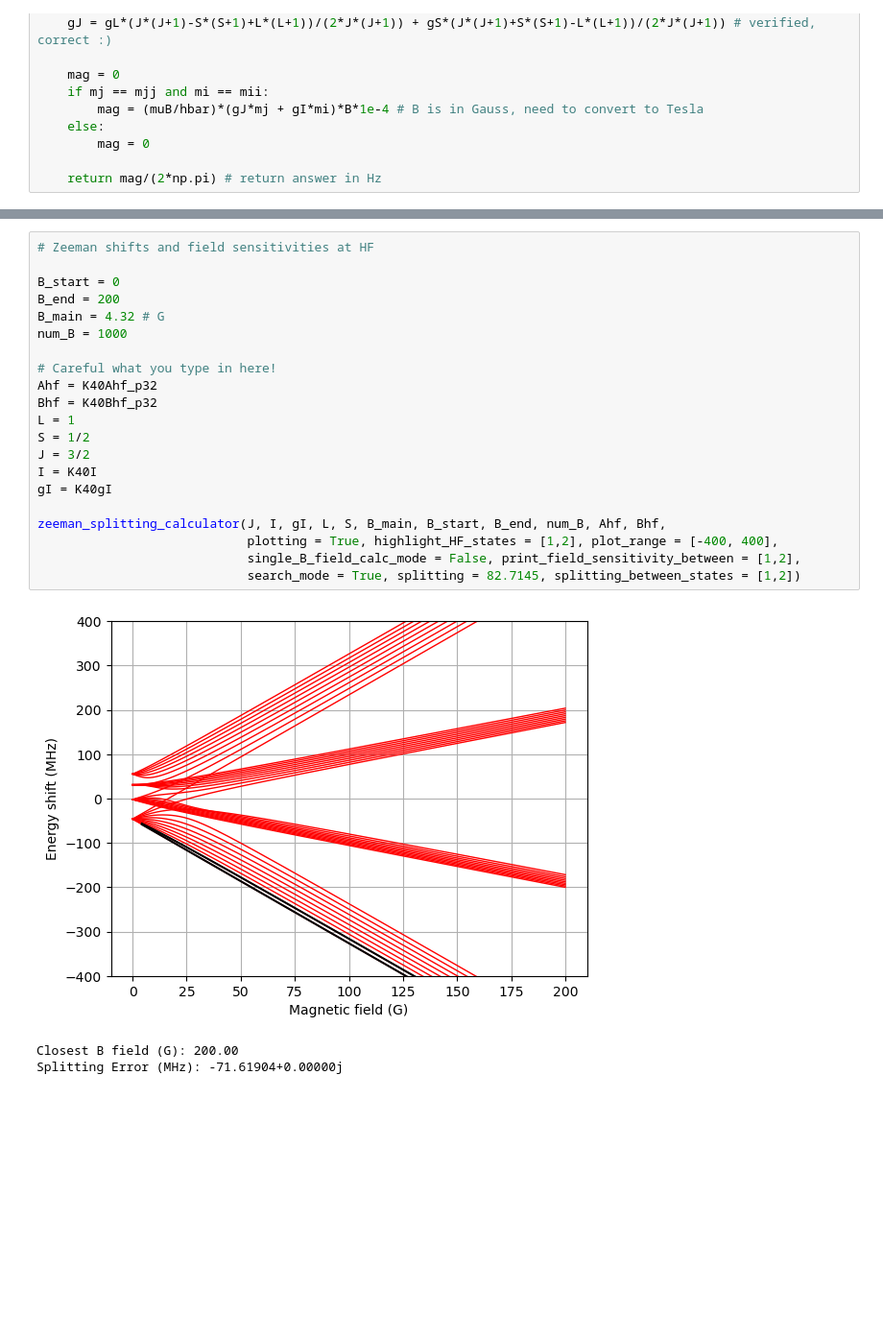
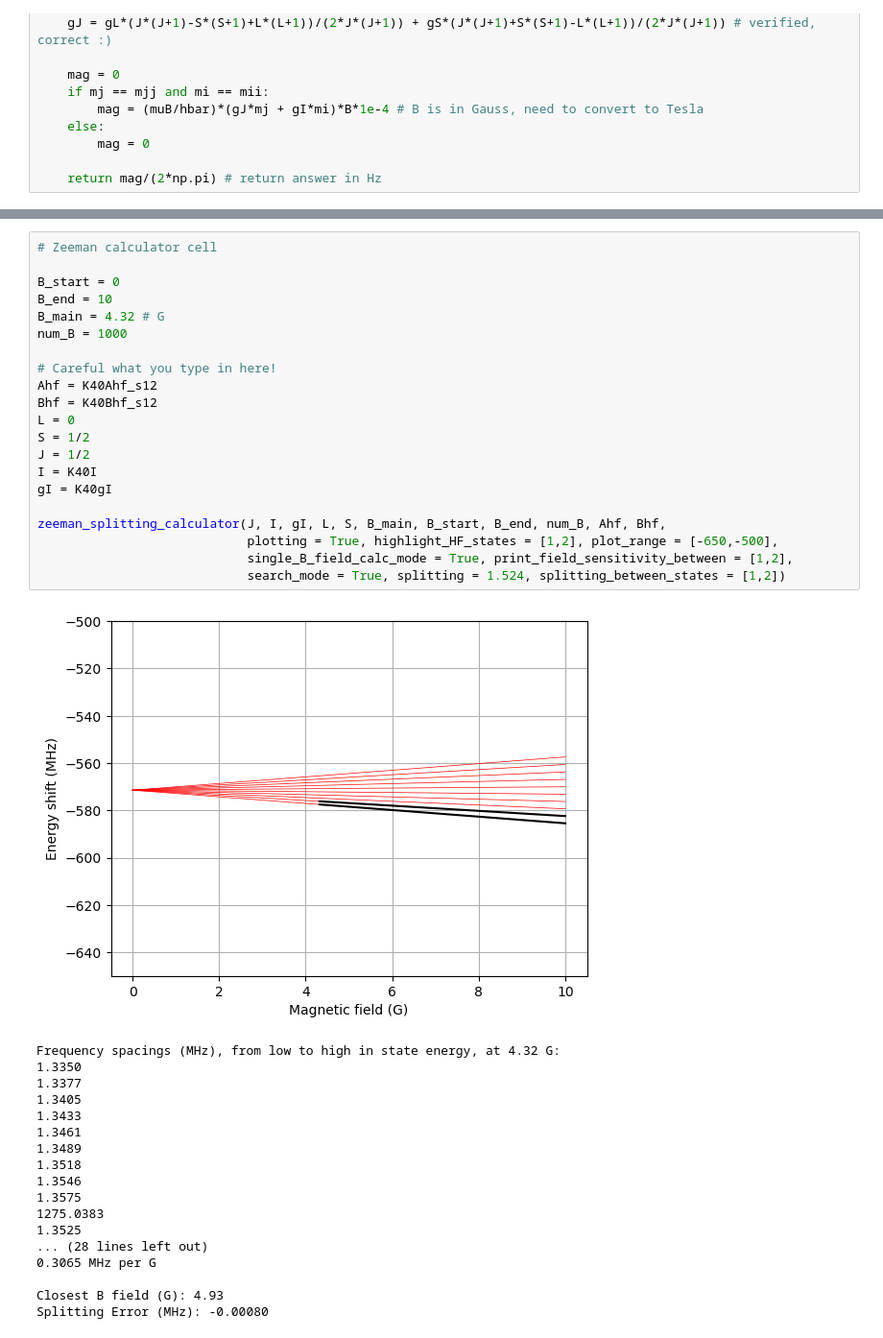
Before and after one commit to huanium/huanium, a Jupyter notebook: MIT_PhD/Fermi1/Fermi1 Calculator.ipynb, the cells around one changed output, grey strips where cells are left out. Shown at 96% size. Cells and saved outputs as stored; diff of their text form; blank space fills up the shorter version.

```diff
--- a/MIT_PhD/Fermi1/Fermi1 Calculator.ipynb
+++ b/MIT_PhD/Fermi1/Fermi1 Calculator.ipynb
@@ -243,27 +245,42 @@ def zeeman_splitting_calculator(J, I, gI, L, S, B_main, B_start, B_end, num_B, A
 
     return
 # %%
-# Zeeman shifts and field sensitivities at HF
+# Zeeman calculator cell
 
 B_start = 0
-B_end = 200
+B_end = 10
 B_main = 4.32 # G
 num_B = 1000
 
 # Careful what you type in here!
-Ahf = K40Ahf_p32
-Bhf = K40Bhf_p32
-L = 1
+Ahf = K40Ahf_s12
+Bhf = K40Bhf_s12
+L = 0
 S = 1/2
-J = 3/2
+J = 1/2
 I = K40I
 gI = K40gI
 
 zeeman_splitting_calculator(J, I, gI, L, S, B_main, B_start, B_end, num_B, Ahf, Bhf,
-                            plotting = True, highlight_HF_states = [1,2], plot_range = [-400, 400],
-                            single_B_field_calc_mode = False, print_field_sensitivity_between = [1,2],
-                            search_mode = True, splitting = 82.7145, splitting_between_states = [1,2])
+                            plotting = True, highlight_HF_states = [1,2], plot_range = [-650,-500],
+                            single_B_field_calc_mode = True, print_field_sensitivity_between = [1,2],
+                            search_mode = True, splitting = 1.524, splitting_between_states = [1,2])
 # %% [output]
-[figure, old version]
+[figure, new version]
-Closest B field (G): 200.00
-Splitting Error (MHz): -71.61904+0.00000j
+Frequency spacings (MHz), from low to high in state energy, at 4.32 G:
+1.3350
+1.3377
+1.3405
+1.3433
+1.3461
+1.3489
+1.3518
+1.3546
+1.3575
+1275.0383
+1.3525
+... (28 lines left out)
+0.3065 MHz per G
+
+Closest B field (G): 4.93
+Splitting Error (MHz): -0.00080
```
Also changed, not shown: parts of 2 cells of this notebook, 47 other files.
